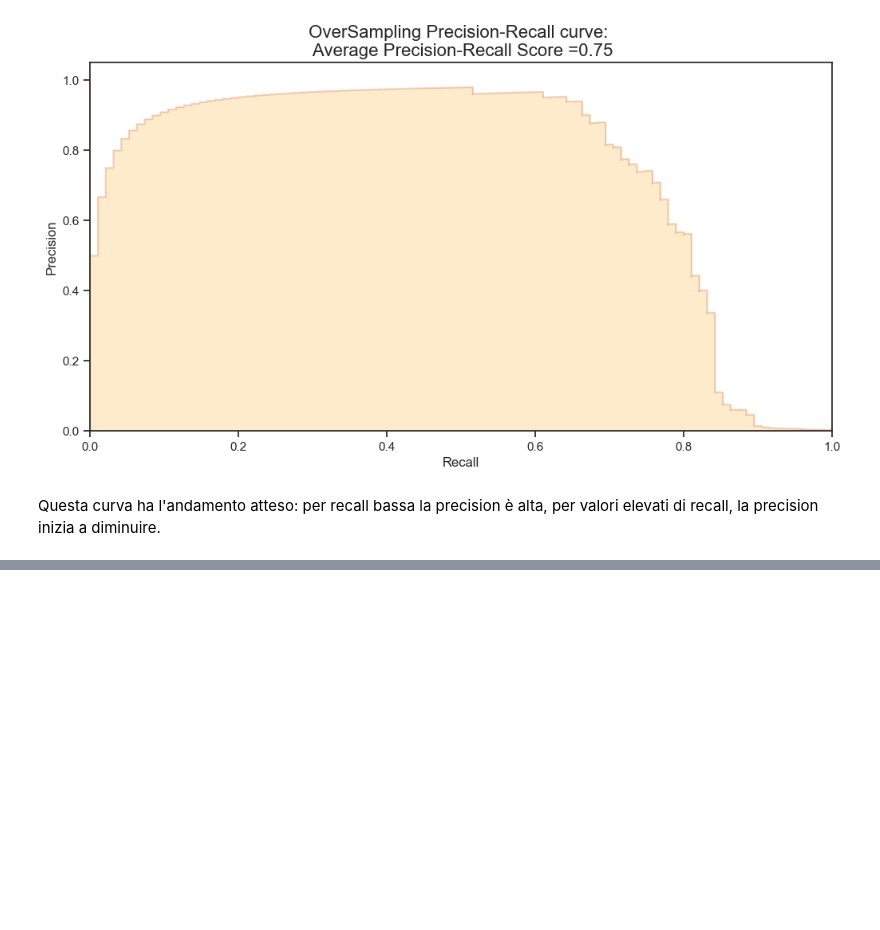
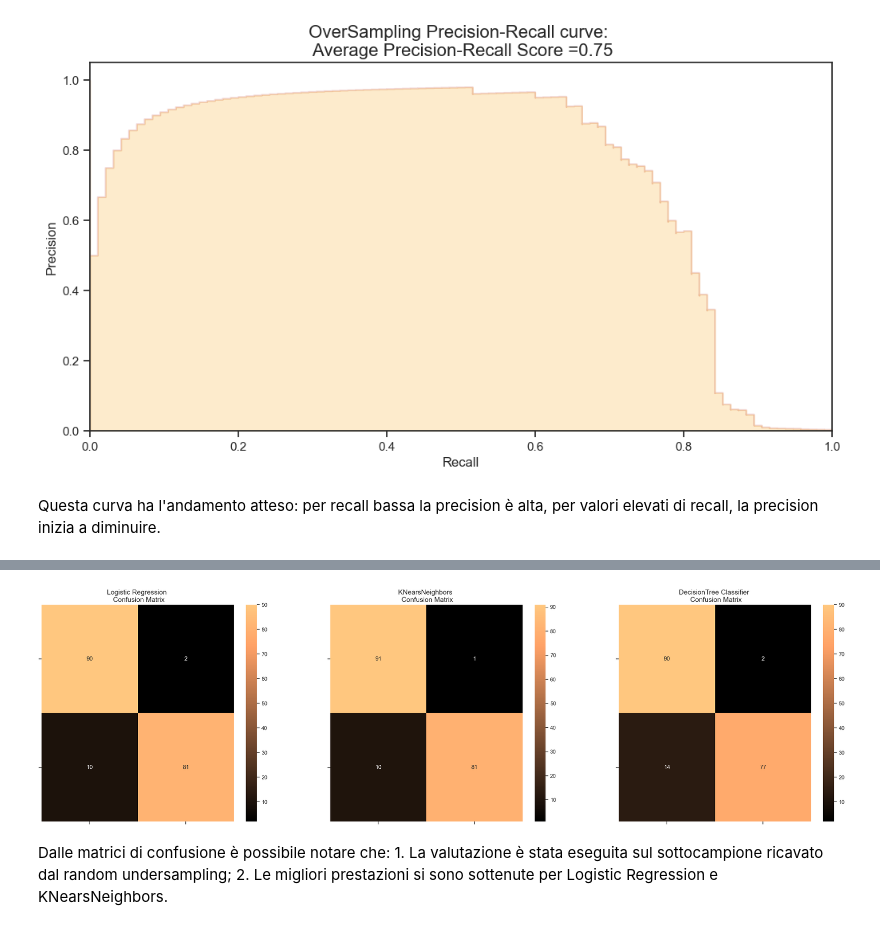
Before and after one commit to FrankDena/ProgettoML, a Jupyter notebook: progetto.ipynb, the cells around one changed output, grey strips where cells are left out. Saved outputs shown, nothing was run; the diff lists cells and outputs as text; code cells hidden in the pictures; blank space fills up the shorter version.

```diff
--- a/progetto.ipynb
+++ b/progetto.ipynb
@@ -1219,4 +1218,19 @@ plt.ylim([0.0, 1.05])
 plt.xlim([0.0, 1.0])
 plt.title('OverSampling Precision-Recall curve: \n Average Precision-Recall Score ={0:0.2f}'.format(
           average_precision), fontsize=16)
+
+sm = SMOTE(random_state=42)
+
+
+# This will be the data were we are going to
+Xsm_train, ysm_train = sm.fit_resample(original_Xtrain, original_ytrain)
+# We Improve the score by 2% points approximately
+# Implement GridSearchCV and the other models.
+
+# Logistic Regression
+t0 = time.time()
+log_reg_sm = grid_log_reg.best_estimator_
+log_reg_sm.fit(Xsm_train, ysm_train)
+t1 = time.time()
+print("Fitting oversample data took :{} sec".format(t1 - t0))
 # %% [output]
@@ -1226,0 +1256,41 @@ Questa curva ha l'andamento atteso: per recall bassa la precision è alta, per v
+# %%
+from sklearn.metrics import confusion_matrix
+
+# Logistic Regression fitted using SMOTE technique
+y_pred_log_reg = log_reg_sm.predict(X_test)
+
+# Other models fitted with UnderSampling
+y_pred_knear = knears_neighbors.predict(X_test)
+y_pred_tree = tree_clf.predict(X_test)
+
+
+log_reg_cf = confusion_matrix(y_test, y_pred_log_reg)
+kneighbors_cf = confusion_matrix(y_test, y_pred_knear)
+tree_cf = confusion_matrix(y_test, y_pred_tree)
+
+fig, ax = plt.subplots(1,3,figsize=(30,8))
+
+
+sns.heatmap(log_reg_cf, ax=ax[0], annot=True, cmap=plt.cm.copper)
+ax[0].set_title("Logistic Regression \n Confusion Matrix", fontsize=14)
+ax[0].set_xticklabels(['', ''], fontsize=14, rotation=90)
+ax[0].set_yticklabels(['', ''], fontsize=14, rotation=360)
+
+sns.heatmap(kneighbors_cf, ax=ax[1], annot=True, cmap=plt.cm.copper)
+ax[1].set_title("KNearsNeighbors \n Confusion Matrix", fontsize=14)
+ax[1].set_xticklabels(['', ''], fontsize=14, rotation=90)
+ax[1].set_yticklabels(['', ''], fontsize=14, rotation=360)
+
+sns.heatmap(tree_cf, ax=ax[2], annot=True, cmap=plt.cm.copper)
+ax[2].set_title("DecisionTree Classifier \n Confusion Matrix", fontsize=14)
+ax[2].set_xticklabels(['', ''], fontsize=14, rotation=90)
+ax[2].set_yticklabels(['', ''], fontsize=14, rotation=360)
+
+
+plt.show()
+# %% [output]
+[figure, added]
+# %% [markdown]
+Dalle matrici di confusione è possibile notare che:
+            1. La valutazione è stata eseguita sul sottocampione ricavato dal random undersampling;
+            2. Le migliori prestazioni si sono sottenute per Logistic Regression e KNearsNeighbors.
```
Also changed, not shown: parts of 32 cells of this notebook.
